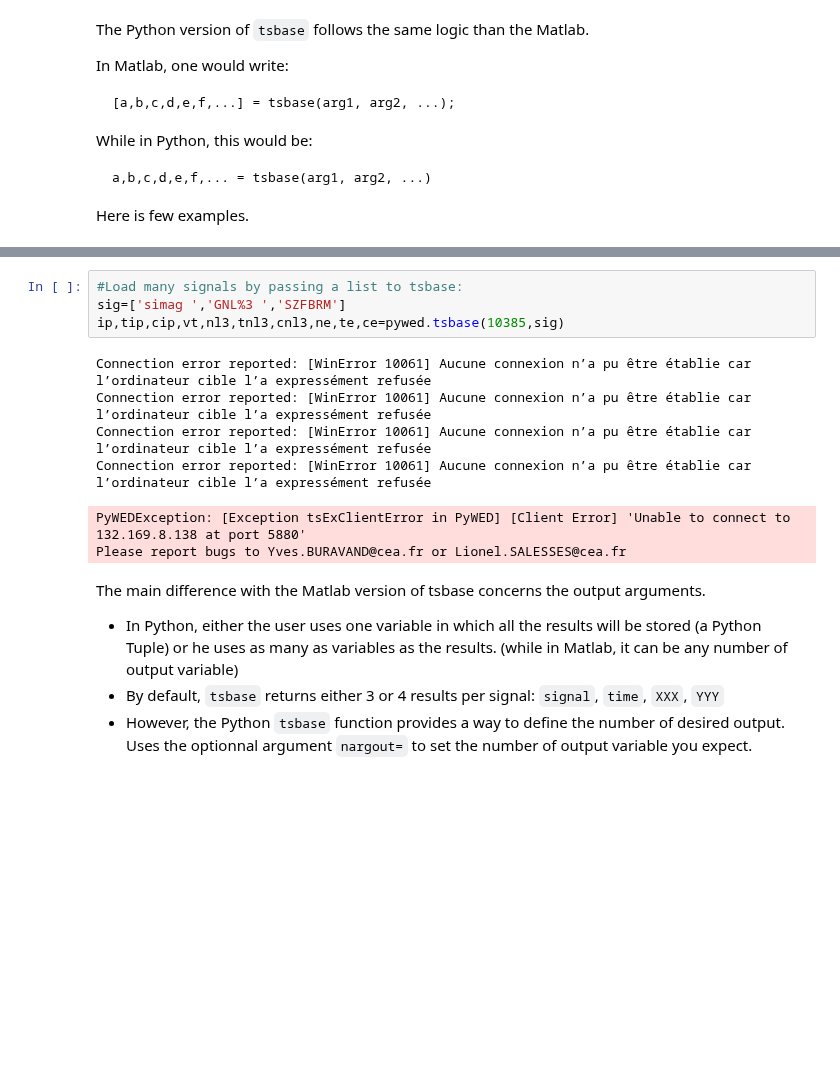
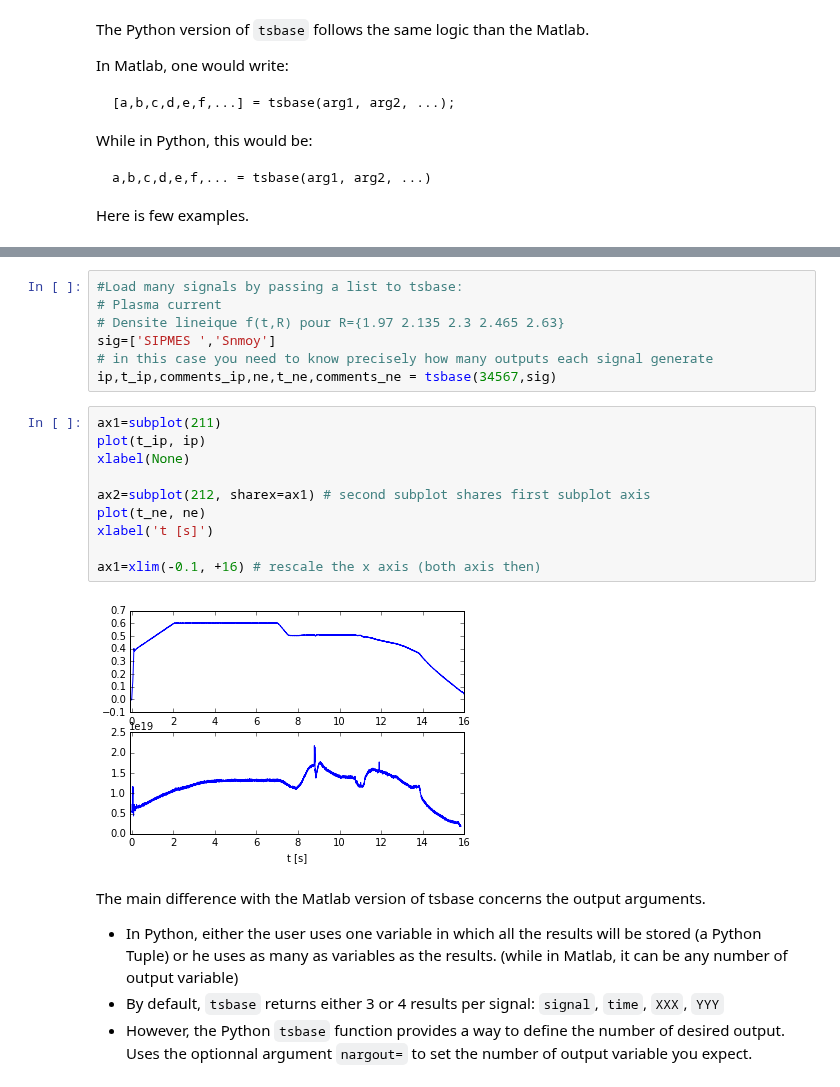
Before and after one commit to jhillairet/Python_Course_For_Fusion, a Jupyter notebook: 5-Fusion_data.ipynb, the cells around one changed output, grey strips where cells are left out. Cells and saved outputs as stored; diff of their text form; blank space fills up the shorter version.

```diff
--- a/5-Fusion_data.ipynb
+++ b/5-Fusion_data.ipynb
@@ -59,14 +86,22 @@ tsbase(*args, nargout=0)
-# %%
-#Load many signals by passing a list to tsbase:
-sig=['simag ','GNL%3 ','SZFBRM']
-ip,tip,cip,vt,nl3,tnl3,cnl3,ne,te,ce=pywed.tsbase(10385,sig)
-# %% [output]
-Connection error reported: [WinError 10061] Aucune connexion n’a pu être établie car l’ordinateur cible l’a expressément refusée
-Connection error reported: [WinError 10061] Aucune connexion n’a pu être établie car l’ordinateur cible l’a expressément refusée
-Connection error reported: [WinError 10061] Aucune connexion n’a pu être établie car l’ordinateur cible l’a expressément refusée
-Connection error reported: [WinError 10061] Aucune connexion n’a pu être établie car l’ordinateur cible l’a expressément refusée
-PyWEDException: [Exception tsExClientError in PyWED] [Client Error] 'Unable to connect to 132.169.8.138 at port 5880'
-Please report bugs to Yves.BURAVAND@cea.fr or Lionel.SALESSES@cea.fr
+# %%
+#Load many signals by passing a list to tsbase:
+# Plasma current
+# Densite lineique f(t,R) pour R={1.97 2.135 2.3 2.465 2.63}
+sig=['SIPMES ','Snmoy']
+# in this case you need to know precisely how many outputs each signal generate
+ip,t_ip,comments_ip,ne,t_ne,comments_ne = tsbase(34567,sig)
+# %%
+ax1=subplot(211)
+plot(t_ip, ip)
+xlabel(None)
+
+ax2=subplot(212, sharex=ax1) # second subplot shares first subplot axis
+plot(t_ne, ne)
+xlabel('t [s]')
+
+ax1=xlim(-0.1, +16) # rescale the x axis (both axis then)
+# %% [output]
+[figure, added]
 # %% [markdown]
 The main difference with the Matlab version of tsbase concerns the output arguments.
 
```
Also changed, not shown: parts of 21 cells of this notebook.
